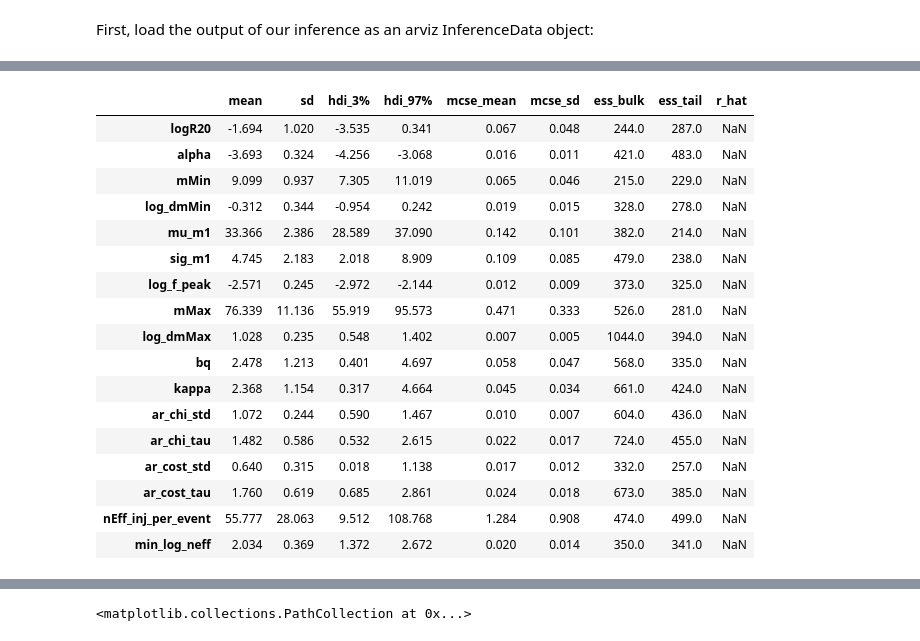
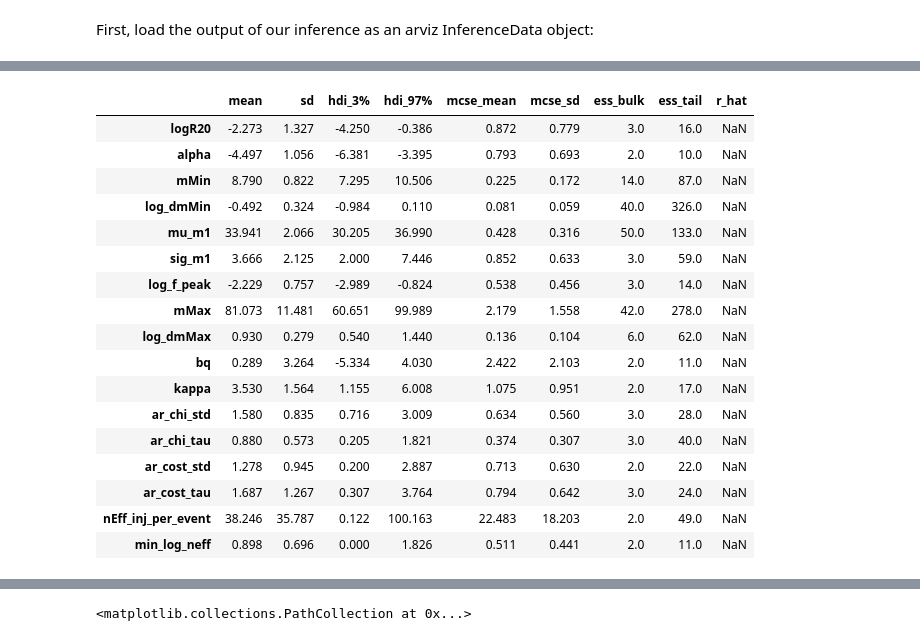
Before and after one commit to tcallister/autoregressive-bbh-inference, a Jupyter notebook: data/inspect_ar_chi_cost.ipynb, the cells around one changed output, grey strips where cells are left out. Drawn from its saved outputs; the diff is of its cells as text; code cells hidden in the pictures.

```diff
--- a/data/inspect_ar_chi_cost.ipynb
+++ b/data/inspect_ar_chi_cost.ipynb
@@ -9,7 +9,8 @@ az.rcParams["plot.max_subplots"] = 80
 # %% [markdown]
 First, load the output of our inference as an arviz InferenceData object:
 # %%
-data = az.from_netcdf("ar_chi_cost_TransformedUniform.cdf")
+#data = az.from_netcdf("ar_chi_cost_TransformedUniform.cdf")
+data = az.from_netcdf("/mnt/ceph/users/tcallister/autoregressive-bbh-inference-data/ar_chi_cost_800_800_noReweighting.cdf")
 az.summary(data,["logR20",
                  "alpha",
                  "mMin",
@@ -32,21 +33,21 @@ arviz - WARNING - Shape validation failed: input_shape: (1, 600), minimum_shape:
 |  | mean | sd | hdi_3% | hdi_97% | mcse_mean | mcse_sd | ess_bulk | ess_tail | r_hat |
-| logR20 | -1.694 | 1.020 | -3.535 | 0.341 | 0.067 | 0.048 | 244.0 | 287.0 | NaN |
-| alpha | -3.693 | 0.324 | -4.256 | -3.068 | 0.016 | 0.011 | 421.0 | 483.0 | NaN |
-| mMin | 9.099 | 0.937 | 7.305 | 11.019 | 0.065 | 0.046 | 215.0 | 229.0 | NaN |
-| log_dmMin | -0.312 | 0.344 | -0.954 | 0.242 | 0.019 | 0.015 | 328.0 | 278.0 | NaN |
-| mu_m1 | 33.366 | 2.386 | 28.589 | 37.090 | 0.142 | 0.101 | 382.0 | 214.0 | NaN |
-| sig_m1 | 4.745 | 2.183 | 2.018 | 8.909 | 0.109 | 0.085 | 479.0 | 238.0 | NaN |
-| log_f_peak | -2.571 | 0.245 | -2.972 | -2.144 | 0.012 | 0.009 | 373.0 | 325.0 | NaN |
-| mMax | 76.339 | 11.136 | 55.919 | 95.573 | 0.471 | 0.333 | 526.0 | 281.0 | NaN |
-| log_dmMax | 1.028 | 0.235 | 0.548 | 1.402 | 0.007 | 0.005 | 1044.0 | 394.0 | NaN |
-| bq | 2.478 | 1.213 | 0.401 | 4.697 | 0.058 | 0.047 | 568.0 | 335.0 | NaN |
-| kappa | 2.368 | 1.154 | 0.317 | 4.664 | 0.045 | 0.034 | 661.0 | 424.0 | NaN |
-| ar_chi_std | 1.072 | 0.244 | 0.590 | 1.467 | 0.010 | 0.007 | 604.0 | 436.0 | NaN |
-| ar_chi_tau | 1.482 | 0.586 | 0.532 | 2.615 | 0.022 | 0.017 | 724.0 | 455.0 | NaN |
-| ar_cost_std | 0.640 | 0.315 | 0.018 | 1.138 | 0.017 | 0.012 | 332.0 | 257.0 | NaN |
-| ar_cost_tau | 1.760 | 0.619 | 0.685 | 2.861 | 0.024 | 0.018 | 673.0 | 385.0 | NaN |
-| nEff_inj_per_event | 55.777 | 28.063 | 9.512 | 108.768 | 1.284 | 0.908 | 474.0 | 499.0 | NaN |
-| min_log_neff | 2.034 | 0.369 | 1.372 | 2.672 | 0.020 | 0.014 | 350.0 | 341.0 | NaN |
+| logR20 | -2.273 | 1.327 | -4.250 | -0.386 | 0.872 | 0.779 | 3.0 | 16.0 | NaN |
+| alpha | -4.497 | 1.056 | -6.381 | -3.395 | 0.793 | 0.693 | 2.0 | 10.0 | NaN |
+| mMin | 8.790 | 0.822 | 7.295 | 10.506 | 0.225 | 0.172 | 14.0 | 87.0 | NaN |
+| log_dmMin | -0.492 | 0.324 | -0.984 | 0.110 | 0.081 | 0.059 | 40.0 | 326.0 | NaN |
+| mu_m1 | 33.941 | 2.066 | 30.205 | 36.990 | 0.428 | 0.316 | 50.0 | 133.0 | NaN |
+| sig_m1 | 3.666 | 2.125 | 2.000 | 7.446 | 0.852 | 0.633 | 3.0 | 59.0 | NaN |
+| log_f_peak | -2.229 | 0.757 | -2.989 | -0.824 | 0.538 | 0.456 | 3.0 | 14.0 | NaN |
+| mMax | 81.073 | 11.481 | 60.651 | 99.989 | 2.179 | 1.558 | 42.0 | 278.0 | NaN |
+| log_dmMax | 0.930 | 0.279 | 0.540 | 1.440 | 0.136 | 0.104 | 6.0 | 62.0 | NaN |
+| bq | 0.289 | 3.264 | -5.334 | 4.030 | 2.422 | 2.103 | 2.0 | 11.0 | NaN |
+| kappa | 3.530 | 1.564 | 1.155 | 6.008 | 1.075 | 0.951 | 2.0 | 17.0 | NaN |
+| ar_chi_std | 1.580 | 0.835 | 0.716 | 3.009 | 0.634 | 0.560 | 3.0 | 28.0 | NaN |
+| ar_chi_tau | 0.880 | 0.573 | 0.205 | 1.821 | 0.374 | 0.307 | 3.0 | 40.0 | NaN |
+| ar_cost_std | 1.278 | 0.945 | 0.200 | 2.887 | 0.713 | 0.630 | 2.0 | 22.0 | NaN |
+| ar_cost_tau | 1.687 | 1.267 | 0.307 | 3.764 | 0.794 | 0.642 | 3.0 | 24.0 | NaN |
+| nEff_inj_per_event | 38.246 | 35.787 | 0.122 | 100.163 | 22.483 | 18.203 | 2.0 | 49.0 | NaN |
+| min_log_neff | 0.898 | 0.696 | 0.000 | 1.826 | 0.511 | 0.441 | 2.0 | 11.0 | NaN |
 # %%
 az.plot_trace(data,
               ["logR20",
```
Also changed, not shown: parts of 5 cells of this notebook, 2 other files.
